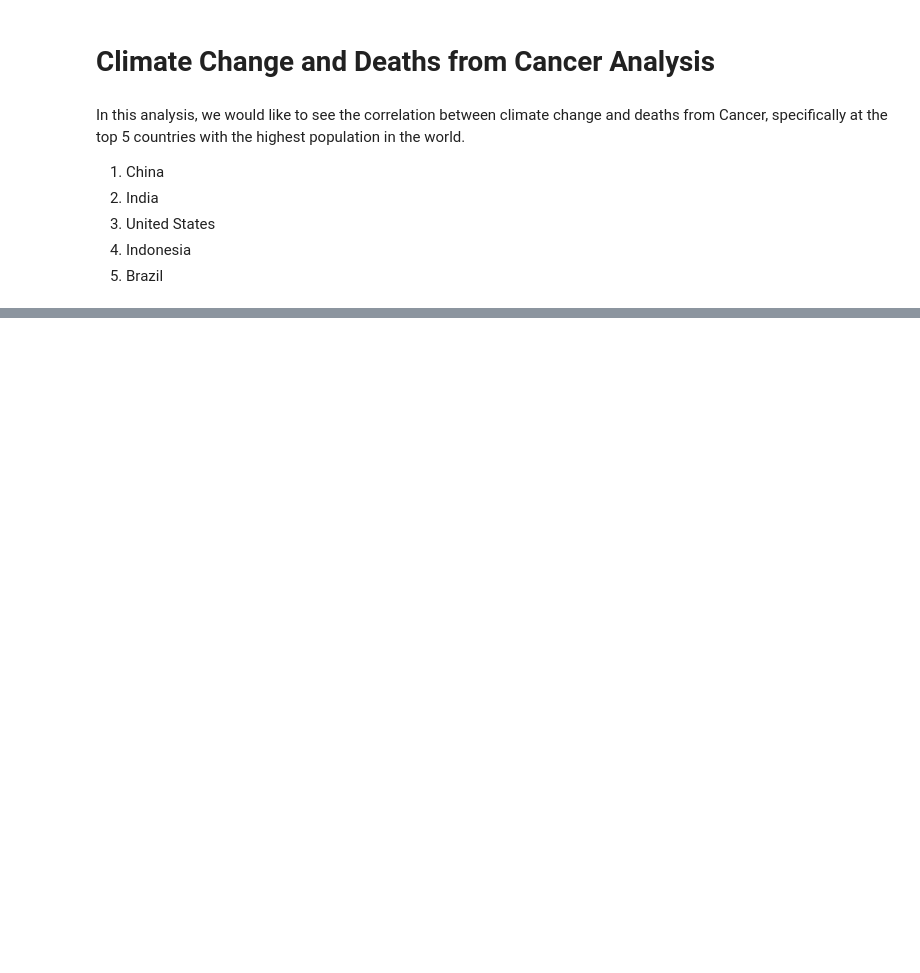
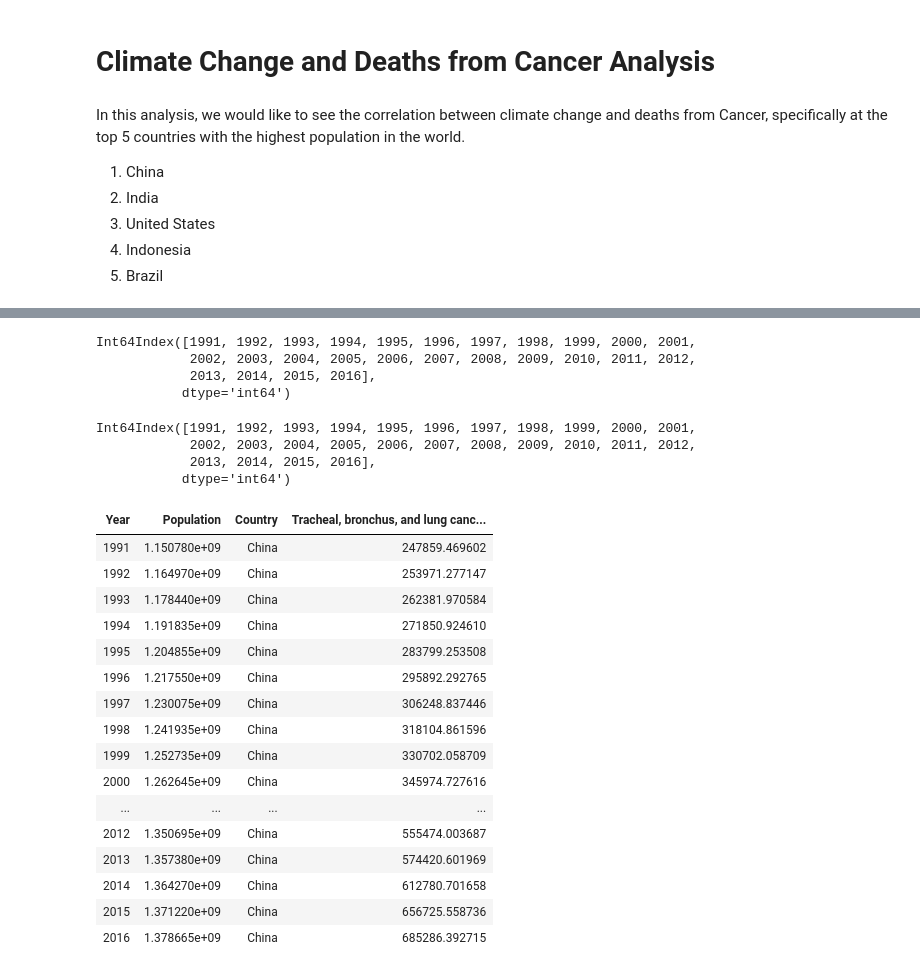
Before and after one commit to mhandipranata/climate-change-analysis, a Jupyter notebook: Climate_Change_Analysis.ipynb, the cells around one changed output, grey strips where cells are left out. Saved outputs shown, nothing was run; the diff lists cells and outputs as text; code cells hidden in the pictures; blank space fills up the shorter version.

```diff
--- a/Climate_Change_Analysis.ipynb
+++ b/Climate_Change_Analysis.ipynb
@@ -251,0 +507,16 @@ lung_cancer_deaths_brazil.head(15)
+# %%
+# Extract the data for China and year from 1991 to 2016 only
+pop_91_16 = pop.loc[:,["Country Name",
+                      "1991", "1992", "1993", "1994", "1995",
+                      "1996", "1997", "1998", "1999", "2000",
+                      "2001", "2002", "2003", "2004", "2005",
+                      "2006", "2007", "2008", "2009", "2010",
+                      "2011", "2012", "2013", "2014", "2015", "2016"]]
+
+# Set index as Country
+pop_91_16 = pop_91_16.set_index("Country Name")
+
+# Transpose the columns and rows
+pop_91_16 = pd.DataFrame.transpose(pop_91_16)
+
+pop_91_16.head()
@@ -251,0 +531,3 @@ lung_cancer_deaths_brazil.head(15)
+# %%
+pop_91_16 = pop_91_16.rename_axis("Year", axis=1)
+pop_91_16.head()
@@ -251,0 +542,6 @@ lung_cancer_deaths_brazil.head(15)
+# %%
+# Extract the population data for China only and rename the column name to "Population"
+pop_china = pop_91_16.loc[:, ["China"]]
+pop_china = pop_china.rename(columns = {"China": "Population"})
+pop_china.index = pop_china.index.astype("int64")
+pop_china.head()
@@ -251,0 +589,3 @@ lung_cancer_deaths_brazil.head(15)
+# %%
+lung_cancer_deaths_china = lung_cancer_deaths_china.rename_axis(index=None, columns="Year")
+lung_cancer_deaths_china.head()
@@ -251,0 +599,14 @@ lung_cancer_deaths_brazil.head(15)
+# %%
+lung_cancer_deaths_china.index
+# %% [output]
+Int64Index([1991, 1992, 1993, 1994, 1995, 1996, 1997, 1998, 1999, 2000, 2001,
+            2002, 2003, 2004, 2005, 2006, 2007, 2008, 2009, 2010, 2011, 2012,
+            2013, 2014, 2015, 2016],
+           dtype='int64')
+# %%
+pop_china.index
+# %% [output]
+Int64Index([1991, 1992, 1993, 1994, 1995, 1996, 1997, 1998, 1999, 2000, 2001,
+            2002, 2003, 2004, 2005, 2006, 2007, 2008, 2009, 2010, 2011, 2012,
+            2013, 2014, 2015, 2016],
+           dtype='int64')
@@ -252,3 +617,27 @@ lung_cancer_deaths_brazil.head(15)
+# %%
+# Merge population data with the total deaths caused by lung cancer deaths, to get the percentage of people
+# that were died because of lung cancer in each country
+lung_cancer_deaths_total_pop_china = pop_china.merge(lung_cancer_deaths_china, how="outer",
+                                                     left_index=True, right_index=True)
+lung_cancer_deaths_total_pop_china
+# %% [output]
+| Year | Population | Country | Tracheal, bronchus, and lung canc... |
+| 1991 | 1.150780e+09 | China | 247859.469602 |
+| 1992 | 1.164970e+09 | China | 253971.277147 |
+| 1993 | 1.178440e+09 | China | 262381.970584 |
+| 1994 | 1.191835e+09 | China | 271850.924610 |
+| 1995 | 1.204855e+09 | China | 283799.253508 |
+| 1996 | 1.217550e+09 | China | 295892.292765 |
+| 1997 | 1.230075e+09 | China | 306248.837446 |
+| 1998 | 1.241935e+09 | China | 318104.861596 |
+| 1999 | 1.252735e+09 | China | 330702.058709 |
+| 2000 | 1.262645e+09 | China | 345974.727616 |
+| ... | ... | ... | ... |
+| 2012 | 1.350695e+09 | China | 555474.003687 |
+| 2013 | 1.357380e+09 | China | 574420.601969 |
+| 2014 | 1.364270e+09 | China | 612780.701658 |
+| 2015 | 1.371220e+09 | China | 656725.558736 |
+| 2016 | 1.378665e+09 | China | 685286.392715 |
 # %%
 # Plot the graph based on CO2 emission data for China
 plt.plot(CO2_emission_china.index, CO2_emission_china["CO2 emissions (tonnes)"],
```
Also changed, not shown: parts of 46 cells of this notebook, 6 other files.
